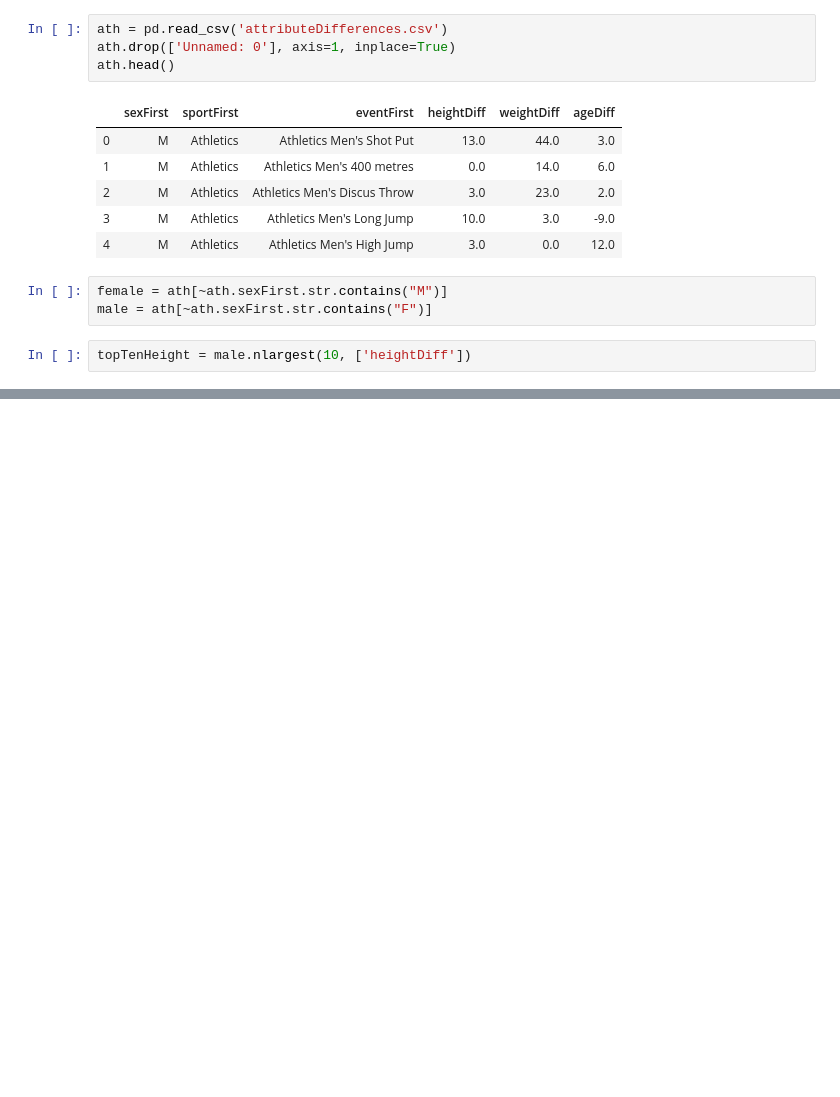
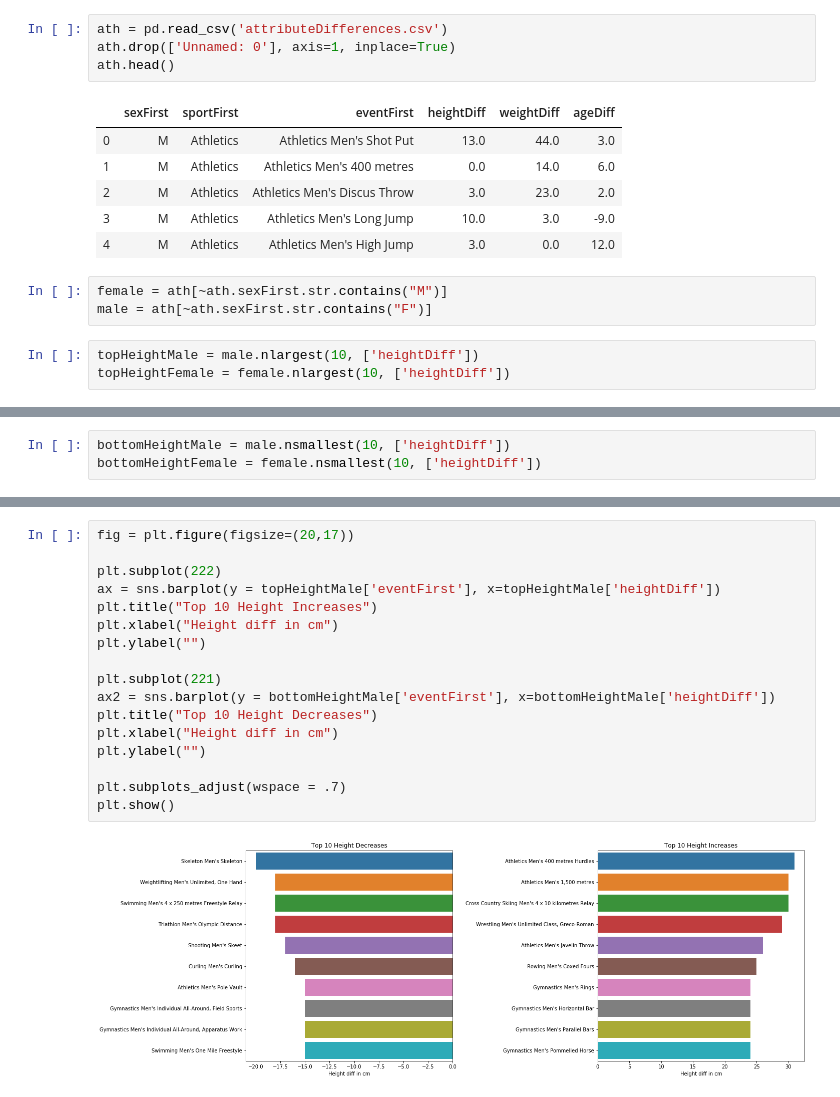
Before and after one commit to OMcPhillips/DataScienceInPracticeProject, a Jupyter notebook: RQ3.ipynb, the cells around one changed output, grey strips where cells are left out. Drawn from its saved outputs; the diff is of its cells as text; blank space fills up the shorter version.

Commit message:
Update RQ3.ipynb
Added more charts

```diff
--- a/RQ3.ipynb
+++ b/RQ3.ipynb
@@ -20,4 +20,5 @@ ath.head()
 female = ath[~ath.sexFirst.str.contains("M")]
 male = ath[~ath.sexFirst.str.contains("F")]
 # %%
-topTenHeight = male.nlargest(10, ['heightDiff'])
+topHeightMale = male.nlargest(10, ['heightDiff'])
+topHeightFemale = female.nlargest(10, ['heightDiff'])
@@ -29,0 +25,3 @@ plt.show()
+# %%
+bottomHeightMale = male.nsmallest(10, ['heightDiff'])
+bottomHeightFemale = female.nsmallest(10, ['heightDiff'])
@@ -29,0 +35,19 @@ plt.show()
+# %%
+fig = plt.figure(figsize=(20,17))
+
+plt.subplot(222)
+ax = sns.barplot(y = topHeightMale['eventFirst'], x=topHeightMale['heightDiff'])
+plt.title("Top 10 Height Increases")
+plt.xlabel("Height diff in cm")
+plt.ylabel("")
+
+plt.subplot(221)
+ax2 = sns.barplot(y = bottomHeightMale['eventFirst'], x=bottomHeightMale['heightDiff'])
+plt.title("Top 10 Height Decreases")
+plt.xlabel("Height diff in cm")
+plt.ylabel("")
+
+plt.subplots_adjust(wspace = .7)
+plt.show()
+# %% [output]
+[figure, added]
```
Also changed, not shown: parts of 6 cells of this notebook.
